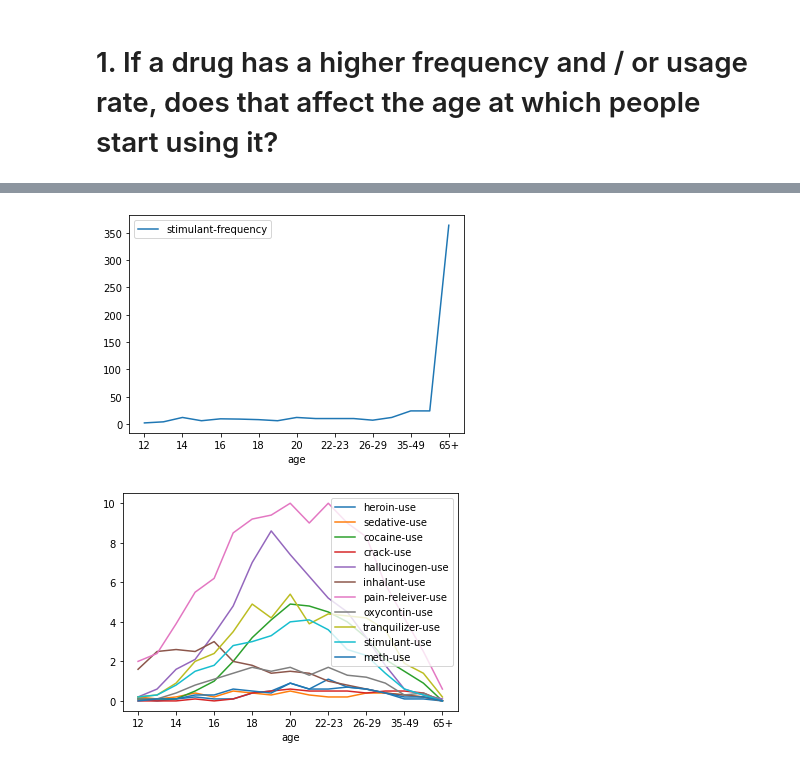
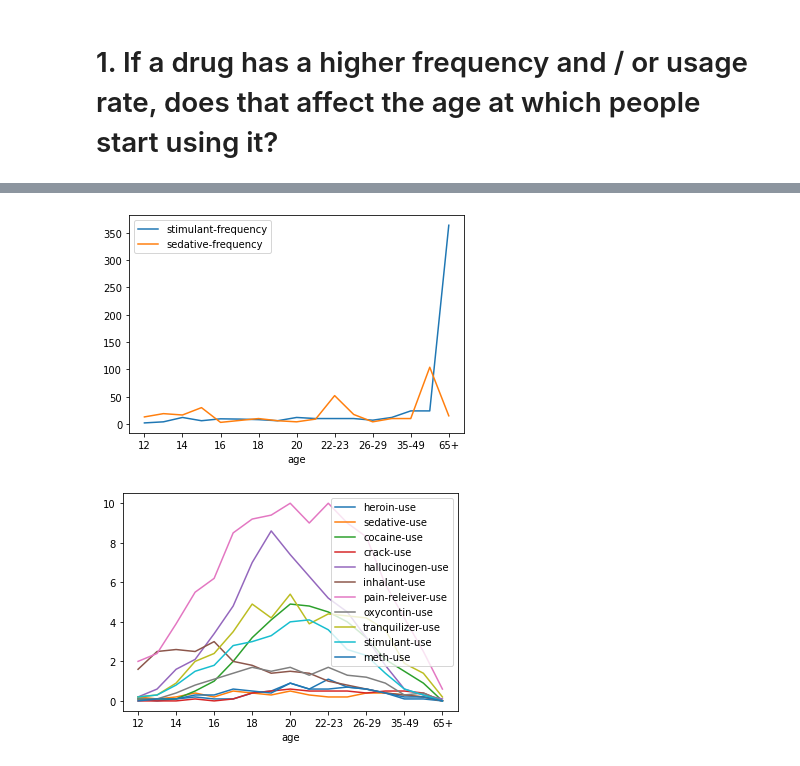
Before and after one commit to Monkeman9592/brandoncruz, a Jupyter notebook: data_druguse/drug use by age.ipynb, the cells around one changed output, grey strips where cells are left out. Saved outputs shown, nothing was run; the diff lists cells and outputs as text; code cells hidden in the pictures.

```diff
--- a/data_druguse/drug use by age.ipynb
+++ b/data_druguse/drug use by age.ipynb
@@ -54,10 +54,10 @@ Data columns (total 28 columns):
 dtypes: float64(20), int64(1), object(7)
 memory usage: 3.8+ KB
 # %%
-drug_use.plot(x= 'age', y=["heroin-frequency","stimulant-frequency",])
+drug_use.plot(x= 'age', y=['stimulant-frequency','sedative-frequency','heroin-frequency'])
 plt.show()
 # %% [output]
-[figure, old version]
+[figure, new version]
 # %%
 drug_use.plot(x= 'age', y=["heroin-use","sedative-use","cocaine-use","crack-use","hallucinogen-use","inhalant-use","pain-releiver-use","oxycontin-use","tranquilizer-use","stimulant-use","meth-use"])
 plt.show()
```
Also changed, not shown: parts of 4 cells of this notebook, 2 other files.
